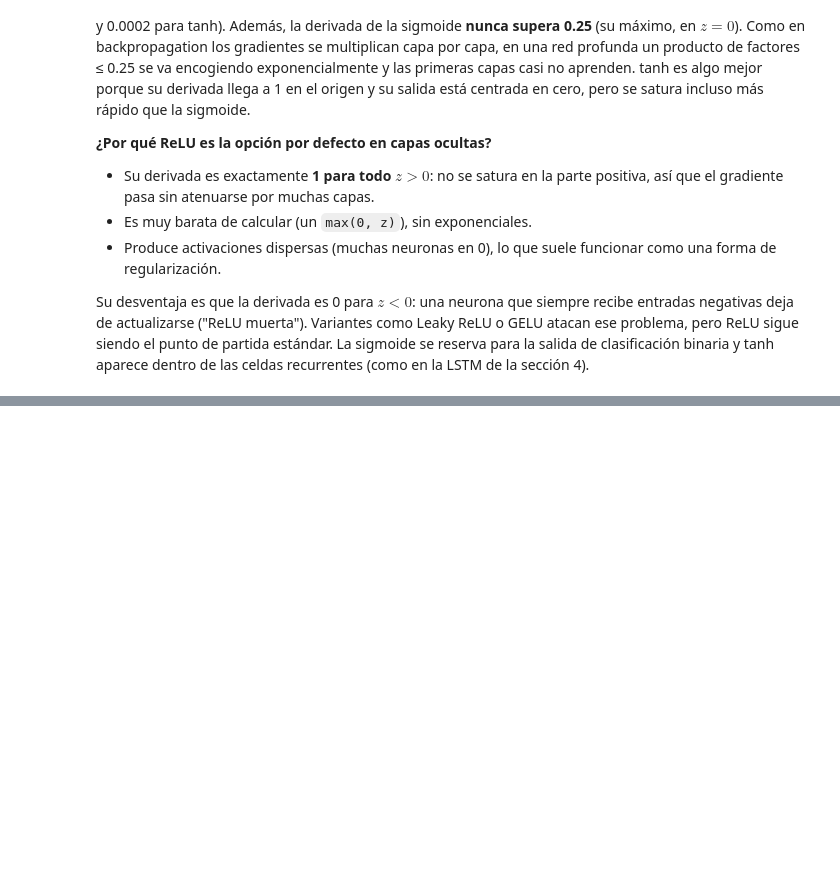
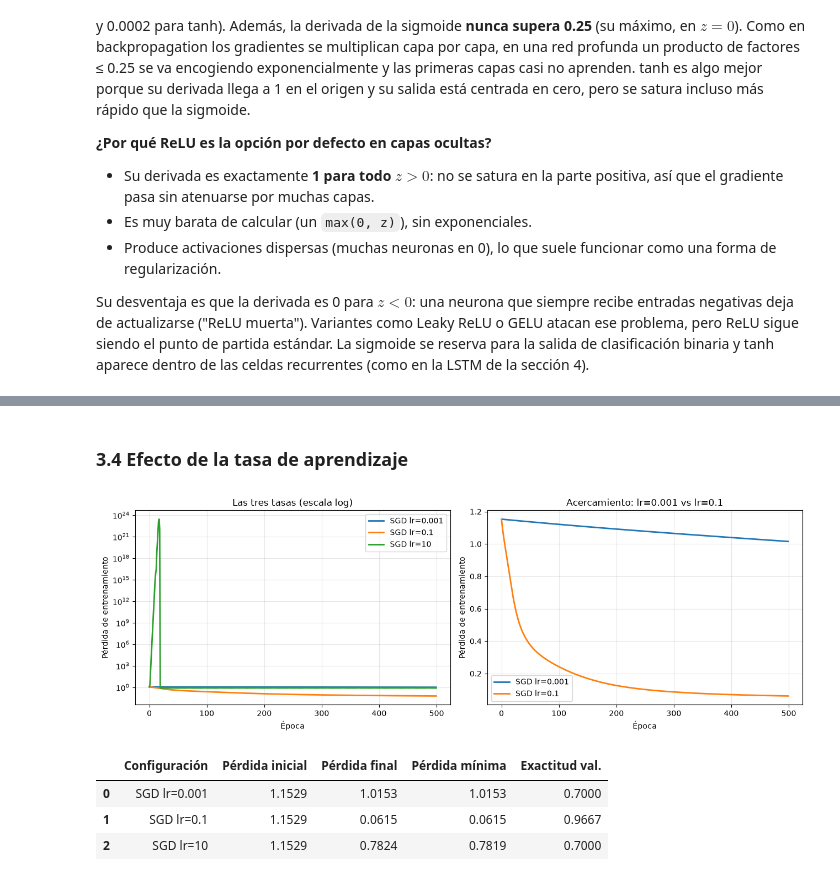
Before and after one commit to Cynthiss/NLP, a Jupyter notebook: Lab_7/Lab_7.ipynb, the cells around one changed output, grey strips where cells are left out. Saved outputs shown, nothing was run; the diff lists cells and outputs as text; code cells hidden in the pictures; blank space fills up the shorter version.

Commit message:
Lab 7 - Sección 3: ciclo de entrenamiento en Iris, tasas de aprendizaje, SGD vs Adam y matriz de confusión
Co-Authored-By: Claude Opus 5.5 <noreply@anthropic.com>

```diff
--- a/Lab_7/Lab_7.ipynb
+++ b/Lab_7/Lab_7.ipynb
@@ -265,0 +300,17 @@ Su desventaja es que la derivada es 0 para $z<0$: una neurona que siempre recibe
+# %%
+class IrisMLP(nn.Module):
+    def __init__(self, n_in=4, n_hidden=8, n_out=3):
+        super().__init__()
+        self.net = nn.Sequential(
+            nn.Linear(n_in, n_hidden),
+            nn.ReLU(),
+            nn.Linear(n_hidden, n_out),  # logits, sin softmax
+        )
+
+    def forward(self, x):
+        return self.net(x)
+
+
+modelo = IrisMLP()
+n_params = sum(p.numel() for p in modelo.parameters())
+print(f"Parámetros: {n_params}  =  (4·8 + 8) + (8·3 + 3)")
@@ -265,0 +356,34 @@ Su desventaja es que la derivada es 0 para $z<0$: una neurona que siempre recibe
+# %% [markdown]
+### 3.4 Efecto de la tasa de aprendizaje
+# %%
+tasas = [0.001, 0.1, 10]
+resultados = {}
+for lr in tasas:
+    resultados[f"SGD lr={lr}"] = entrenar("sgd", lr=lr)
+
+fig, (ax1, ax2) = plt.subplots(1, 2, figsize=(13, 4.5))
+for nombre, (m, h_tr, _) in resultados.items():
+    ax1.plot(h_tr, label=nombre, lw=2)
+    if "lr=10" not in nombre:
+        ax2.plot(h_tr, label=nombre, lw=2)
+ax1.set_yscale("log")
+ax1.set_title("Las tres tasas (escala log)")
+ax2.set_title("Acercamiento: lr=0.001 vs lr=0.1")
+for ax in (ax1, ax2):
+    ax.set_xlabel("Época")
+    ax.set_ylabel("Pérdida de entrenamiento")
+    ax.legend()
+    ax.grid(alpha=0.3)
+plt.tight_layout()
+plt.show()
+
+pd.DataFrame(
+    [(n, h[0], h[-1], min(h), exactitud(m, X_val, y_val)[0]) for n, (m, h, _) in resultados.items()],
+    columns=["Configuración", "Pérdida inicial", "Pérdida final", "Pérdida mínima", "Exactitud val."],
+).round(4)
+# %% [output]
+[figure, added]
+|  | Configuración | Pérdida inicial | Pérdida final | Pérdida mínima | Exactitud val. |
+| 0 | SGD lr=0.001 | 1.1529 | 1.0153 | 1.0153 | 0.7000 |
+| 1 | SGD lr=0.1 | 1.1529 | 0.0615 | 0.0615 | 0.9667 |
+| 2 | SGD lr=10 | 1.1529 | 0.7824 | 0.7819 | 0.7000 |
```
Also changed, not shown: parts of 13 cells of this notebook.
